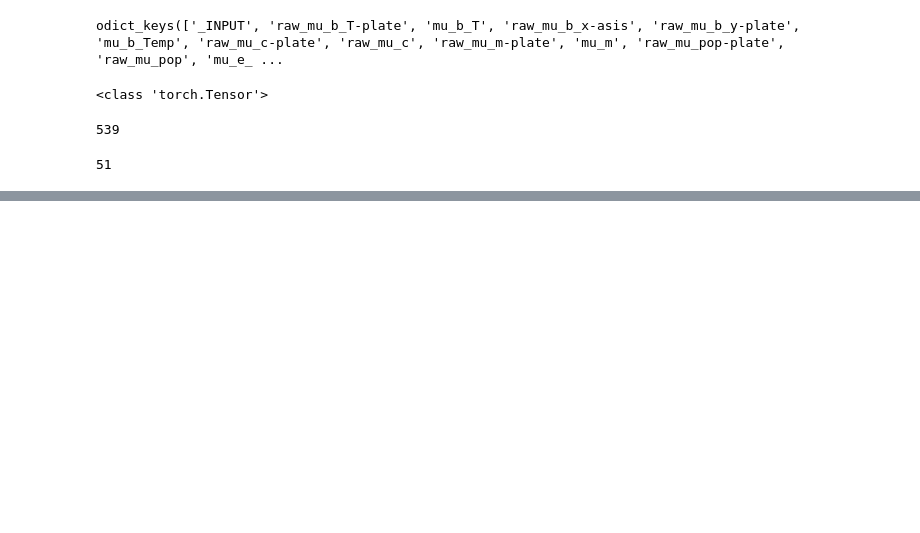
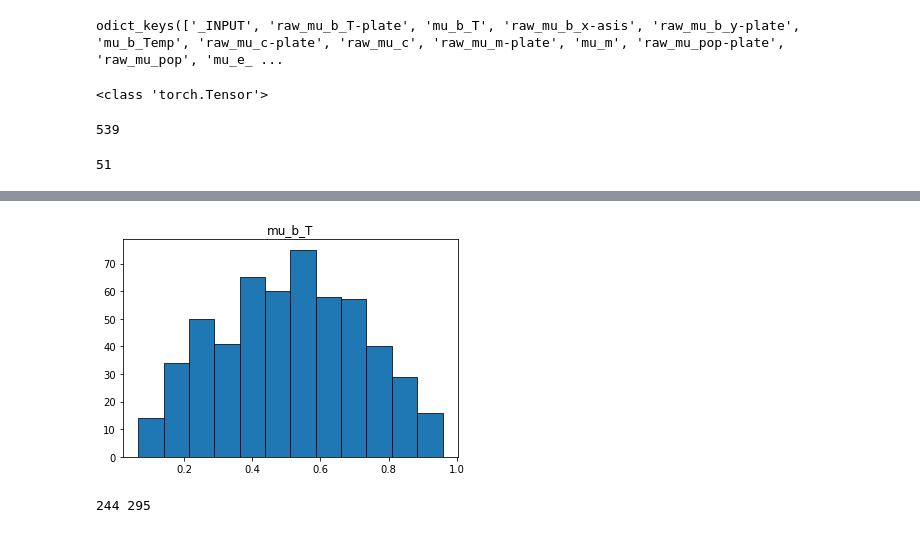
Before and after one commit to Manik-Goyal/Forecasting-Elections-6998, a Jupyter notebook: scripts/model/election_evaluation.ipynb, the cells around one changed output, grey strips where cells are left out. Drawn from its saved outputs; the diff is of its cells as text; code cells hidden in the pictures; blank space fills up the shorter version.

Commit message:
why in the world can I not generate the posterior samples properly?? i keep having the same EXACT result that clinton wins 244 simulations and trump wins 275 or something

```diff
--- a/scripts/model/election_evaluation.ipynb
+++ b/scripts/model/election_evaluation.ipynb
@@ -319,0 +347,30 @@ for j in range(len(preds)):
+# %%
+plt.hist(preds[0], bins='auto', edgecolor='black', linewidth=0.75)
+plt.title("mu_b_T")
+plt.show()
+# %% [output]
+[figure, added]
+# %%
+numDays = len(preds[0])
+numStates = len(preds)
+
+clintonWins = 0
+trumpWins = 0
+for i in range(numDays):
+    evTotal = 0
+    evTotal2 = 0
+    for j in range(numStates):
+        pct = preds[j][i]
+        if pct >= 0.5:
+            evTotal2 += EV[EV_Index[j]]
+        else:
+            evTotal += EV[EV_Index[j]]
+    evTotal = int(evTotal)
+    evTotal2 = int(evTotal2)
+    if evTotal > evTotal2:
+        clintonWins += 1
+    else:
+        trumpWins += 1
+print(clintonWins, trumpWins)
+# %% [output]
+244 295
```
Also changed, not shown: parts of 11 cells of this notebook.
